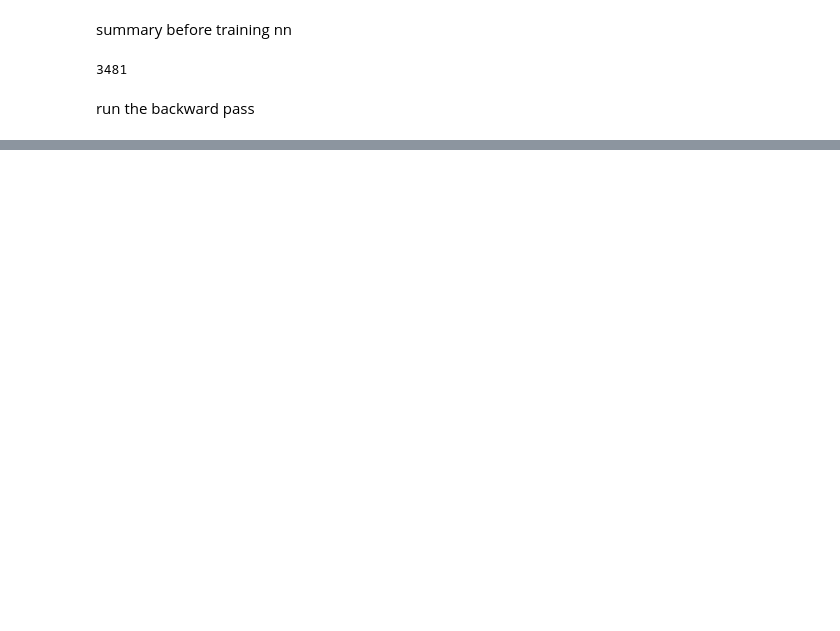
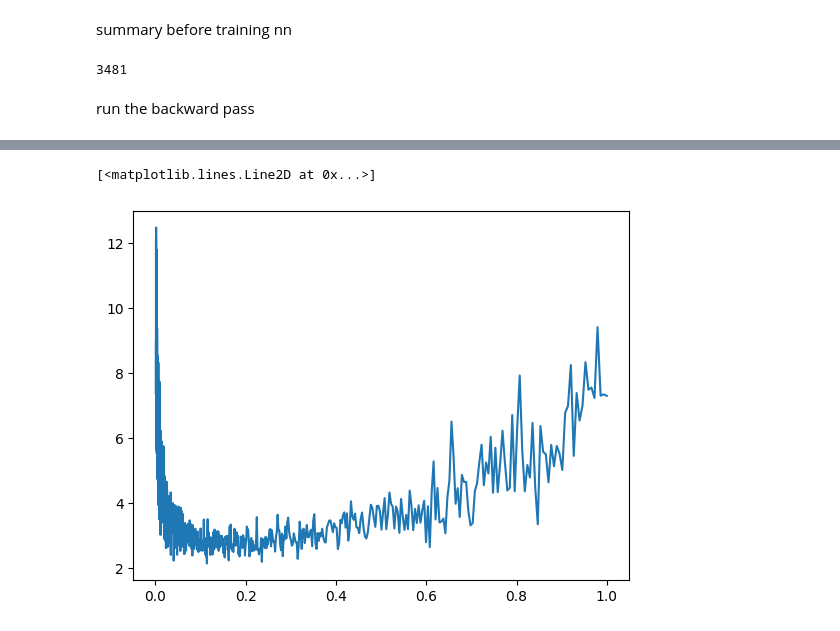
Before and after one commit to arniechops/likes-to-learn, a Jupyter notebook: makemore/mlp.ipynb, the cells around one changed output, grey strips where cells are left out. Drawn from its saved outputs; the diff is of its cells as text; code cells hidden in the pictures; blank space fills up the shorter version.

```diff
--- a/makemore/mlp.ipynb
+++ b/makemore/mlp.ipynb
@@ -208,0 +217,39 @@ print(loss.item())
+# %%
+# construct a list (1000 elements) of learning rates from 10^-3 to 1 to try
+lre = torch.linspace(-3, 0, 1000)
+lrs = 10**lre
+# %%
+lri = []
+lossi = []
+lri_exp = []
+
+for p in params:
+    p.requires_grad = True
+
+for i in range(1000):
+    # running minibatches here to save time
+    # the gradient is less accurate since # of examples is small but accurate enough
+    ix = torch.randint(0, X.shape[0], (32,))
+
+    # FORWARD PASS
+    emb = C[X[ix]]
+    # to introduce non-linearity, ensuring that the network is not a linear function at the end of the day
+    h = torch.tanh(emb.view(-1, 6) @ W1 + b1)
+    logits = h @ W2 + b2
+    loss = F.cross_entropy(logits, Y[ix])
+
+    # BACKWARD PASS
+    for p in params:
+        p.grad = None
+    loss.backward()
+
+    # UPDATE WEIGHTS
+    lr = lrs[i]
+    for p in params:
+        p.data += -lr * p.grad
+    print(loss.item())
+
+    # TRACKING
+    lri.append(lr)
+    lri_exp.append(lre[i])
+    lossi.append(loss.item())
@@ -208,0 +274,7 @@ print(loss.item())
+# %%
+from matplotlib import pyplot as plt
+
+plt.plot(lri, lossi)
+# %% [output]
+[<matplotlib.lines.Line2D at 0x...>]
+[figure, added]
```
Also changed, not shown: parts of 29 cells of this notebook.
